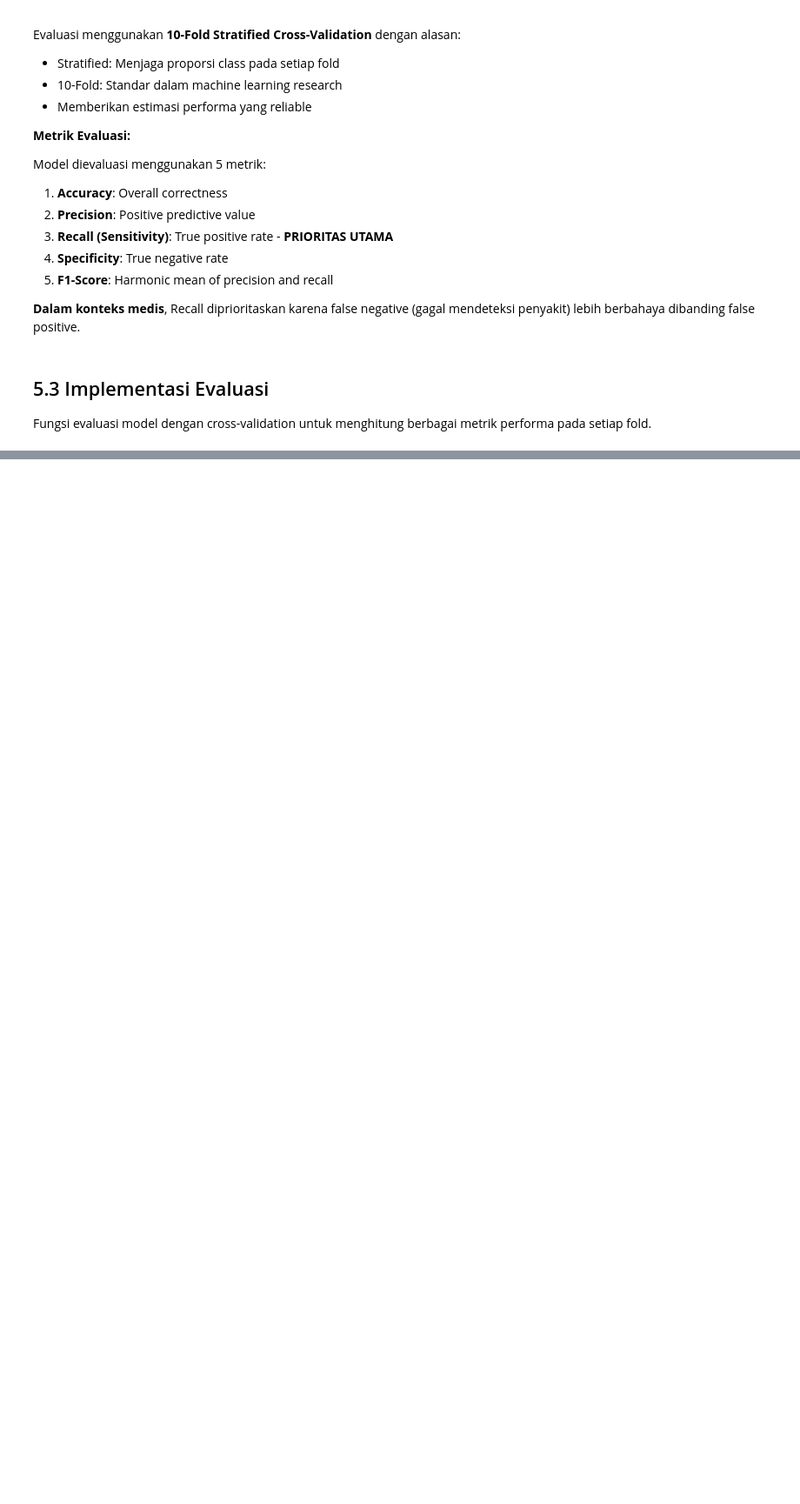
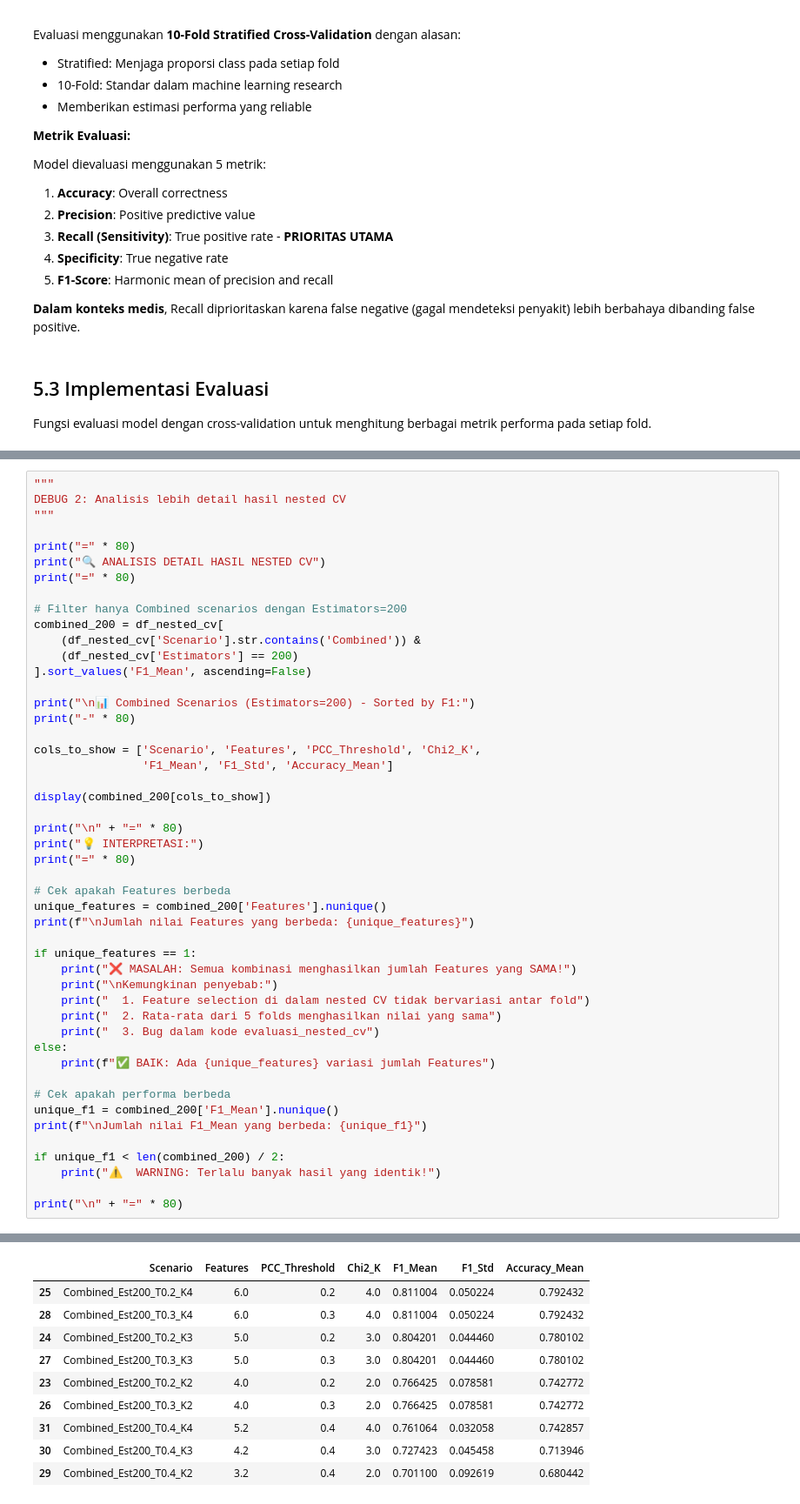
Before and after one commit to Vendot/ETC-XGB-PCC-Chi-Square, a Jupyter notebook: Heart_Disease_Analysis_Refactored.ipynb, the cells around one changed output, grey strips where cells are left out. Shown at 87% size. Drawn from its saved outputs; the diff is of its cells as text; blank space fills up the shorter version.

Commit message:
nested cv

```diff
--- a/Heart_Disease_Analysis_Refactored.ipynb
+++ b/Heart_Disease_Analysis_Refactored.ipynb
@@ -5696,0 +3481,49 @@ Model sekarang **lebih seimbang** dalam memprediksi kedua kelas. Recall yang tin
+# %%
+"""
+DEBUG 2: Analisis lebih detail hasil nested CV
+"""
+
+print("=" * 80)
+print("🔍 ANALISIS DETAIL HASIL NESTED CV")
+print("=" * 80)
+
+# Filter hanya Combined scenarios dengan Estimators=200
+combined_200 = df_nested_cv[
+    (df_nested_cv['Scenario'].str.contains('Combined')) &
+    (df_nested_cv['Estimators'] == 200)
+].sort_values('F1_Mean', ascending=False)
+
+print("\n📊 Combined Scenarios (Estimators=200) - Sorted by F1:")
+print("-" * 80)
+
+cols_to_show = ['Scenario', 'Features', 'PCC_Threshold', 'Chi2_K',
+                'F1_Mean', 'F1_Std', 'Accuracy_Mean']
+
+display(combined_200[cols_to_show])
+
+print("\n" + "=" * 80)
+print("💡 INTERPRETASI:")
+print("=" * 80)
+
+# Cek apakah Features berbeda
+unique_features = combined_200['Features'].nunique()
+print(f"\nJumlah nilai Features yang berbeda: {unique_features}")
+
+if unique_features == 1:
+    print("❌ MASALAH: Semua kombinasi menghasilkan jumlah Features yang SAMA!")
+    print("\nKemungkinan penyebab:")
+    print("  1. Feature selection di dalam nested CV tidak bervariasi antar fold")
+    print("  2. Rata-rata dari 5 folds menghasilkan nilai yang sama")
+    print("  3. Bug dalam kode evaluasi_nested_cv")
+else:
+    print(f"✅ BAIK: Ada {unique_features} variasi jumlah Features")
+
+# Cek apakah performa berbeda
+unique_f1 = combined_200['F1_Mean'].nunique()
+print(f"\nJumlah nilai F1_Mean yang berbeda: {unique_f1}")
+
+if unique_f1 < len(combined_200) / 2:
+    print("⚠️  WARNING: Terlalu banyak hasil yang identik!")
+
+print("\n" + "=" * 80)
+# %% [output]
@@ -5696,0 +3536,10 @@ Model sekarang **lebih seimbang** dalam memprediksi kedua kelas. Recall yang tin
+|  | Scenario | Features | PCC_Threshold | Chi2_K | F1_Mean | F1_Std | Accuracy_Mean |
+| 25 | Combined_Est200_T0.2_K4 | 6.0 | 0.2 | 4.0 | 0.811004 | 0.050224 | 0.792432 |
+| 28 | Combined_Est200_T0.3_K4 | 6.0 | 0.3 | 4.0 | 0.811004 | 0.050224 | 0.792432 |
+| 24 | Combined_Est200_T0.2_K3 | 5.0 | 0.2 | 3.0 | 0.804201 | 0.044460 | 0.780102 |
+| 27 | Combined_Est200_T0.3_K3 | 5.0 | 0.3 | 3.0 | 0.804201 | 0.044460 | 0.780102 |
+| 23 | Combined_Est200_T0.2_K2 | 4.0 | 0.2 | 2.0 | 0.766425 | 0.078581 | 0.742772 |
+| 26 | Combined_Est200_T0.3_K2 | 4.0 | 0.3 | 2.0 | 0.766425 | 0.078581 | 0.742772 |
+| 31 | Combined_Est200_T0.4_K4 | 5.2 | 0.4 | 4.0 | 0.761064 | 0.032058 | 0.742857 |
+| 30 | Combined_Est200_T0.4_K3 | 4.2 | 0.4 | 3.0 | 0.727423 | 0.045458 | 0.713946 |
+| 29 | Combined_Est200_T0.4_K2 | 3.2 | 0.4 | 2.0 | 0.701100 | 0.092619 | 0.680442 |
```
Also changed, not shown: parts of 94 cells of this notebook, 2 other files.
